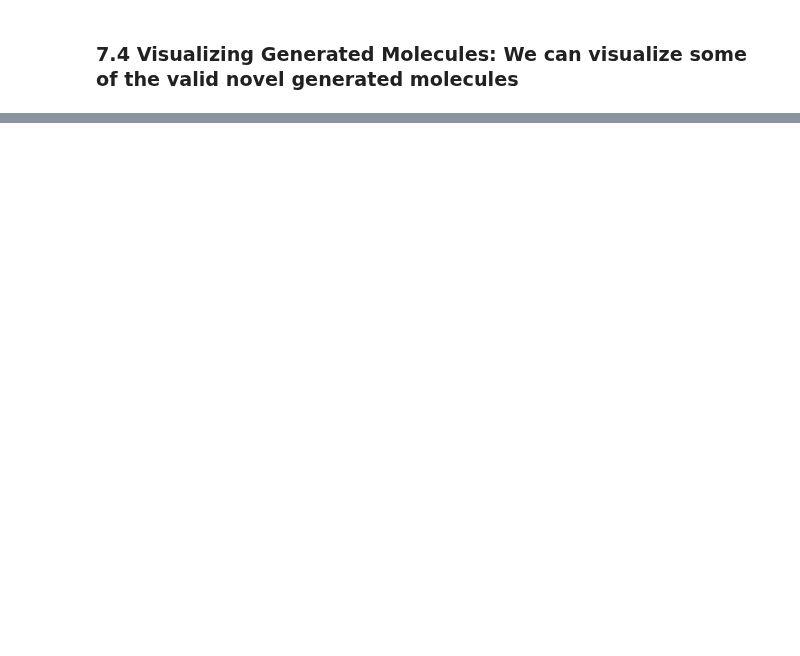
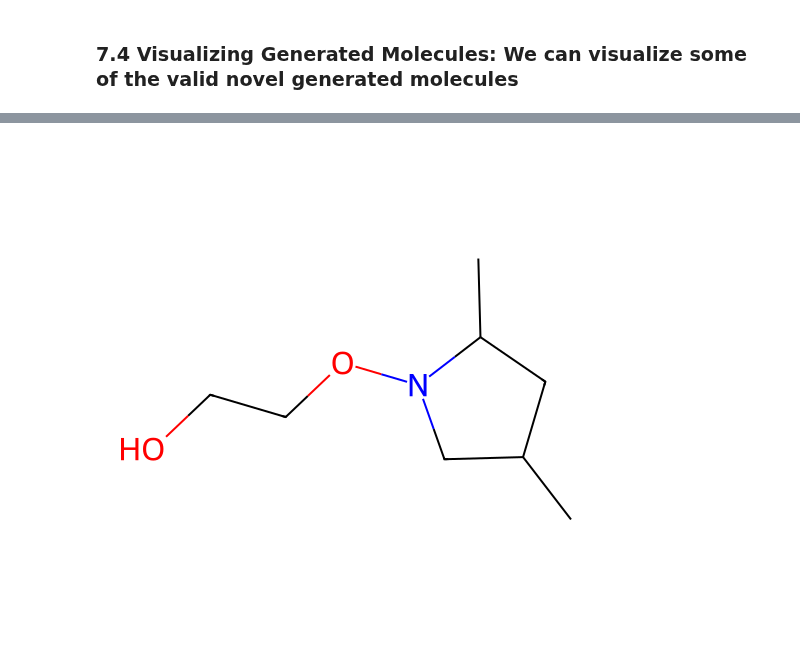
Before and after one commit to elisammz/recom_sys_qm9, a Jupyter notebook: recom_sys_example.ipynb, the cells around one changed output, grey strips where cells are left out. Drawn from its saved outputs; the diff is of its cells as text; code cells hidden in the pictures; blank space fills up the shorter version.

```diff
--- a/recom_sys_example.ipynb
+++ b/recom_sys_example.ipynb
@@ -1108,0 +1273,28 @@ Visualization of generated molecules successful. Image saved as: generated_molec
+# %%
+# CCCCOC(O)OOC
+#CC1CC(C)N(OCCO)C1
+
+# Draw a molecule
+from rdkit import Chem
+from rdkit.Chem import Draw
+def draw_molecule(smiles: str):
+    """
+    Draw a molecule from its SMILES string.
+
+    Args:
+        smiles (str): The SMILES string of the molecule to draw.
+
+    Returns:
+        None: Displays the molecule image.
+    """
+    mol = Chem.MolFromSmiles(smiles)
+    if mol is None:
+        raise ValueError("Invalid SMILES string.")
+
+    img = Draw.MolToImage(mol, size=(500, 500))
+    display(img)
+
+# Example usage
+draw_molecule("CC1CC(C)N(OCCO)C1")  # Replace with your desired SMILES string
+# %% [output]
+[figure, added]
```
Also changed, not shown: parts of 27 cells of this notebook, 4 other files.
